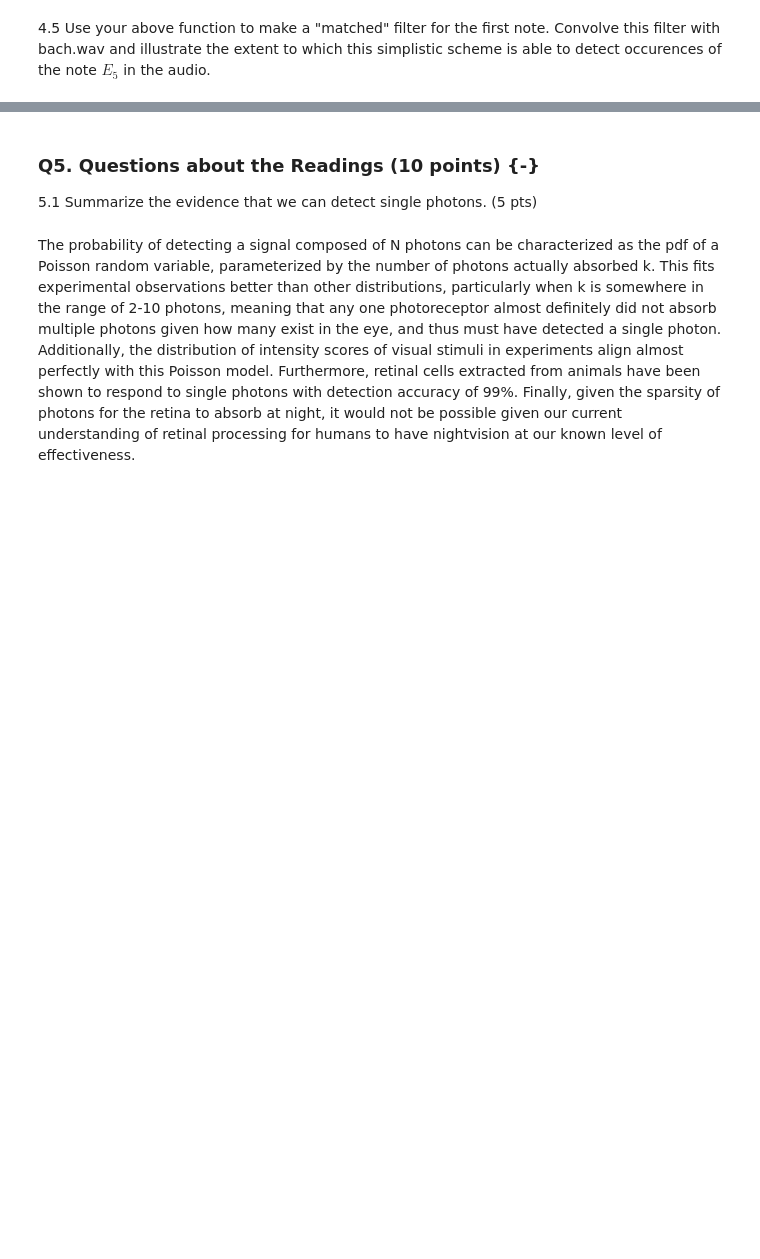
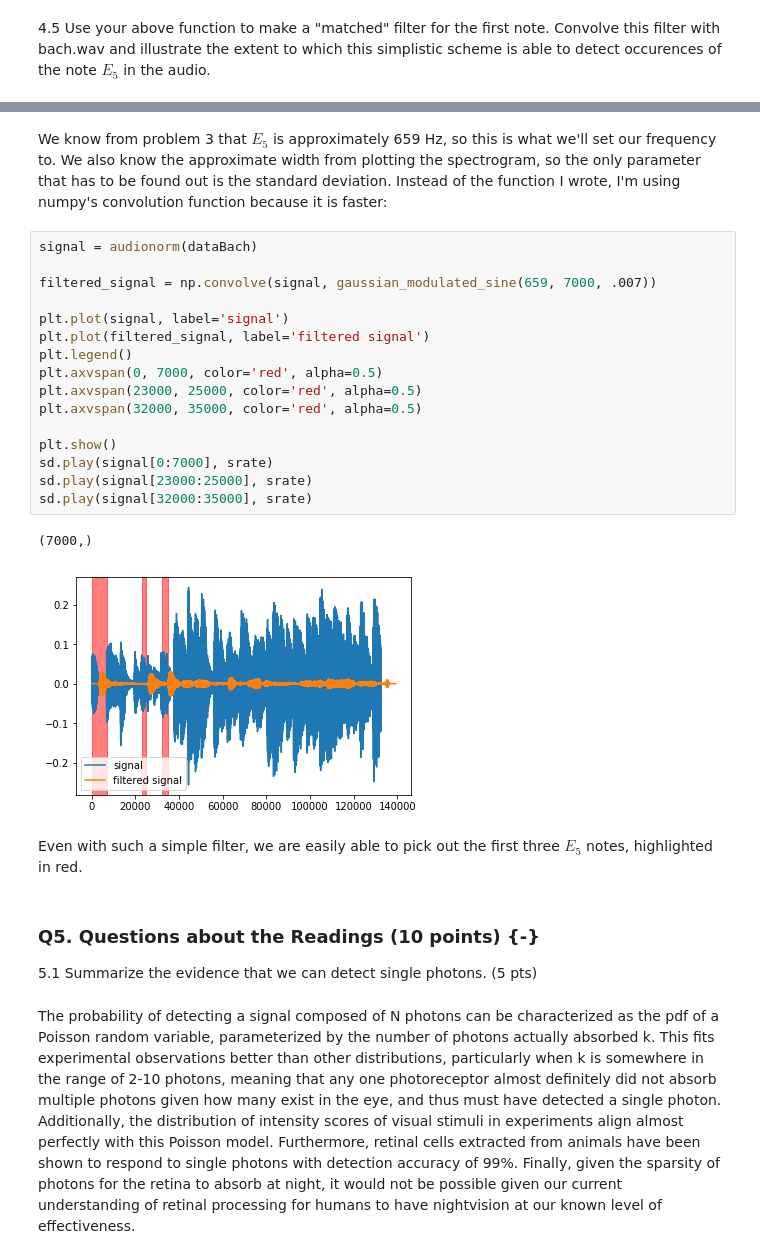
Before and after one commit to brennanmcfarland/computational-perception-class, a Jupyter notebook: CP-A1-bfm21.ipynb, the cells around one changed output, grey strips where cells are left out. Cells and saved outputs as stored; diff of their text form; blank space fills up the shorter version.

```diff
--- a/CP-A1-bfm21.ipynb
+++ b/CP-A1-bfm21.ipynb
@@ -387,3 +373,26 @@ KeyboardInterrupt:
+# %% [markdown]
+We know from problem 3 that $E_5$ is approximately 659 Hz, so this is what we'll set our frequency to.  We also know the approximate width from plotting the spectrogram, so the only parameter that has to be found out is the standard deviation.  Instead of the function I wrote, I'm using numpy's convolution function because it is faster:
+# %%
+signal = audionorm(dataBach)
+
+filtered_signal = np.convolve(signal, gaussian_modulated_sine(659, 7000, .007))
+
+plt.plot(signal, label='signal')
+plt.plot(filtered_signal, label='filtered signal')
+plt.legend()
+plt.axvspan(0, 7000, color='red', alpha=0.5)
+plt.axvspan(23000, 25000, color='red', alpha=0.5)
+plt.axvspan(32000, 35000, color='red', alpha=0.5)
+
+plt.show()
+sd.play(signal[0:7000], srate)
+sd.play(signal[23000:25000], srate)
+sd.play(signal[32000:35000], srate)
+# %% [output]
+(7000,)
+[figure, added]
+# %% [markdown]
+Even with such a simple filter, we are easily able to pick out the first three $E_5$ notes, highlighted in red.
 # %% [markdown]
 ### Q5. Questions about the Readings (10 points) {-}
 
```
Also changed, not shown: parts of 7 cells of this notebook.
